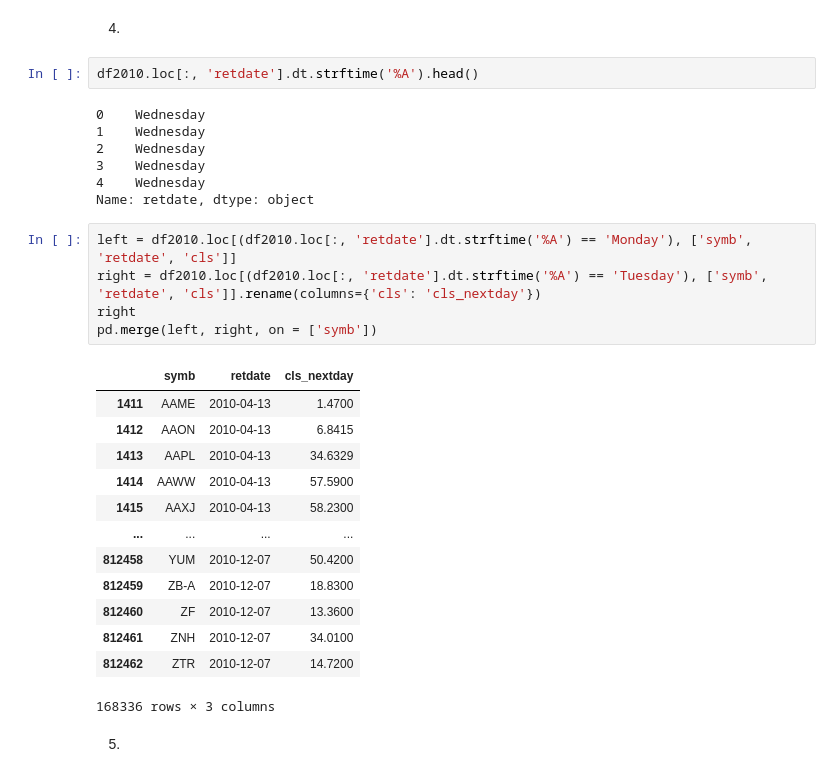
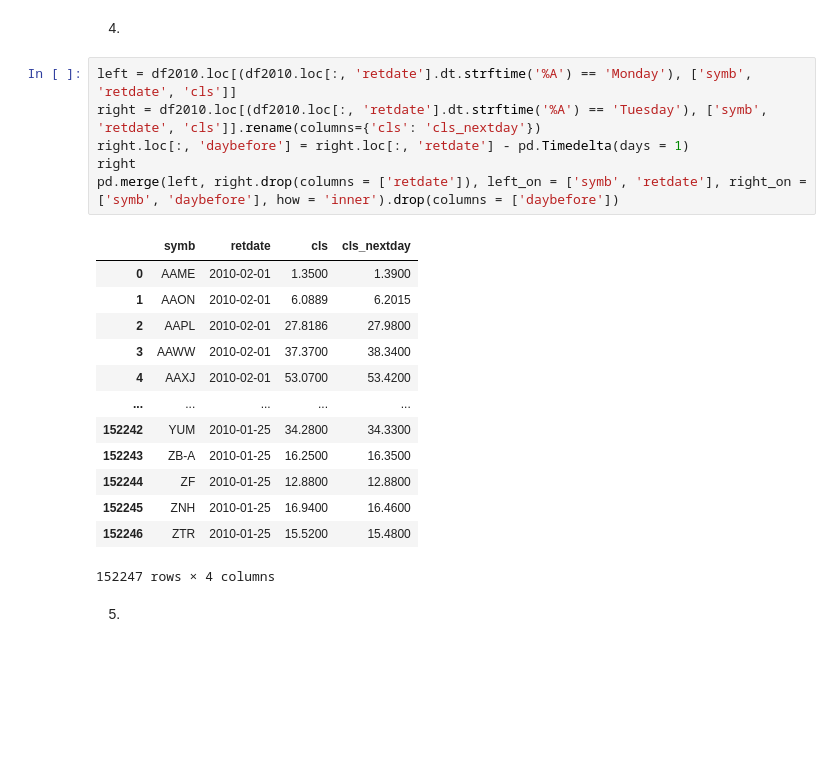
Before and after one commit to anitarestrepo16/databases_class_pandas, a Jupyter notebook: HW6/HW6.ipynb, the cells around one changed output. Drawn from its saved outputs; the diff is of its cells as text; blank space fills up the shorter version.

```diff
--- a/HW6/HW6.ipynb
+++ b/HW6/HW6.ipynb
@@ -179,33 +179,25 @@ pd.merge(new_left, new_right, how = 'inner', on = 'symb')
 3362 rows × 3 columns
 # %% [markdown]
 4.
-# %%
-df2010.loc[:, 'retdate'].dt.strftime('%A').head()
-# %% [output]
-0    Wednesday
-1    Wednesday
-2    Wednesday
-3    Wednesday
-4    Wednesday
-Name: retdate, dtype: object
 # %%
 left = df2010.loc[(df2010.loc[:, 'retdate'].dt.strftime('%A') == 'Monday'), ['symb', 'retdate', 'cls']]
 right = df2010.loc[(df2010.loc[:, 'retdate'].dt.strftime('%A') == 'Tuesday'), ['symb', 'retdate', 'cls']].rename(columns={'cls': 'cls_nextday'})
+right.loc[:, 'daybefore'] = right.loc[:, 'retdate'] - pd.Timedelta(days = 1)
 right
-pd.merge(left, right, on = ['symb'])
+pd.merge(left, right.drop(columns = ['retdate']), left_on = ['symb', 'retdate'], right_on = ['symb', 'daybefore'], how = 'inner').drop(columns = ['daybefore'])
 # %% [output]
-|  | symb | retdate | cls_nextday |
-| 1411 | AAME | 2010-04-13 | 1.4700 |
-| 1412 | AAON | 2010-04-13 | 6.8415 |
-| 1413 | AAPL | 2010-04-13 | 34.6329 |
-| 1414 | AAWW | 2010-04-13 | 57.5900 |
-| 1415 | AAXJ | 2010-04-13 | 58.2300 |
-| ... | ... | ... | ... |
-| 812458 | YUM | 2010-12-07 | 50.4200 |
-| 812459 | ZB-A | 2010-12-07 | 18.8300 |
-| 812460 | ZF | 2010-12-07 | 13.3600 |
-| 812461 | ZNH | 2010-12-07 | 34.0100 |
-| 812462 | ZTR | 2010-12-07 | 14.7200 |
+|  | symb | retdate | cls | cls_nextday |
+| 0 | AAME | 2010-02-01 | 1.3500 | 1.3900 |
+| 1 | AAON | 2010-02-01 | 6.0889 | 6.2015 |
+| 2 | AAPL | 2010-02-01 | 27.8186 | 27.9800 |
+| 3 | AAWW | 2010-02-01 | 37.3700 | 38.3400 |
+| 4 | AAXJ | 2010-02-01 | 53.0700 | 53.4200 |
+| ... | ... | ... | ... | ... |
+| 152242 | YUM | 2010-01-25 | 34.2800 | 34.3300 |
+| 152243 | ZB-A | 2010-01-25 | 16.2500 | 16.3500 |
+| 152244 | ZF | 2010-01-25 | 12.8800 | 12.8800 |
+| 152245 | ZNH | 2010-01-25 | 16.9400 | 16.4600 |
+| 152246 | ZTR | 2010-01-25 | 15.5200 | 15.4800 |
-168336 rows × 3 columns
+152247 rows × 4 columns
 # %% [markdown]
 5.
```
Also changed, not shown: parts of 4 cells of this notebook.
